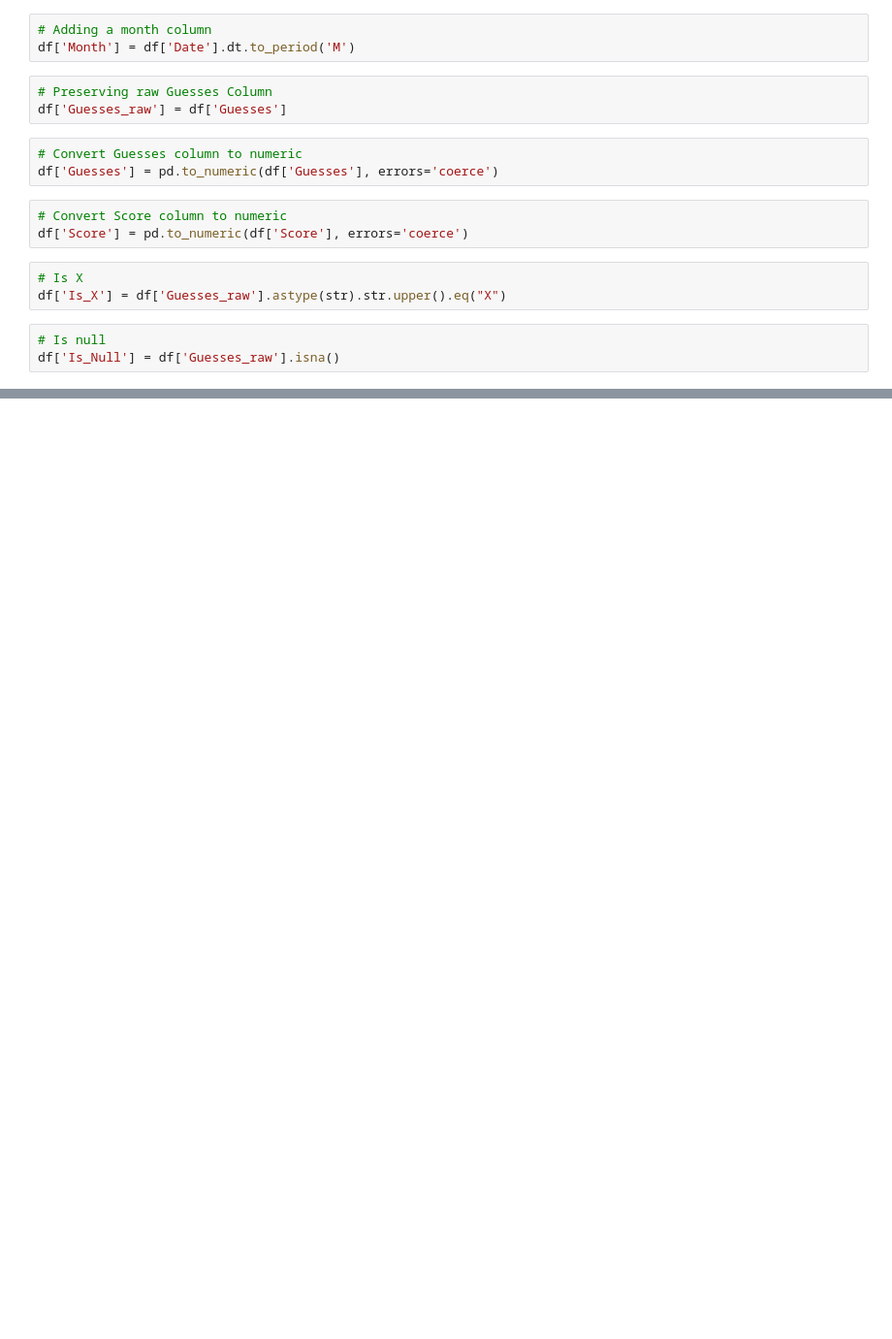
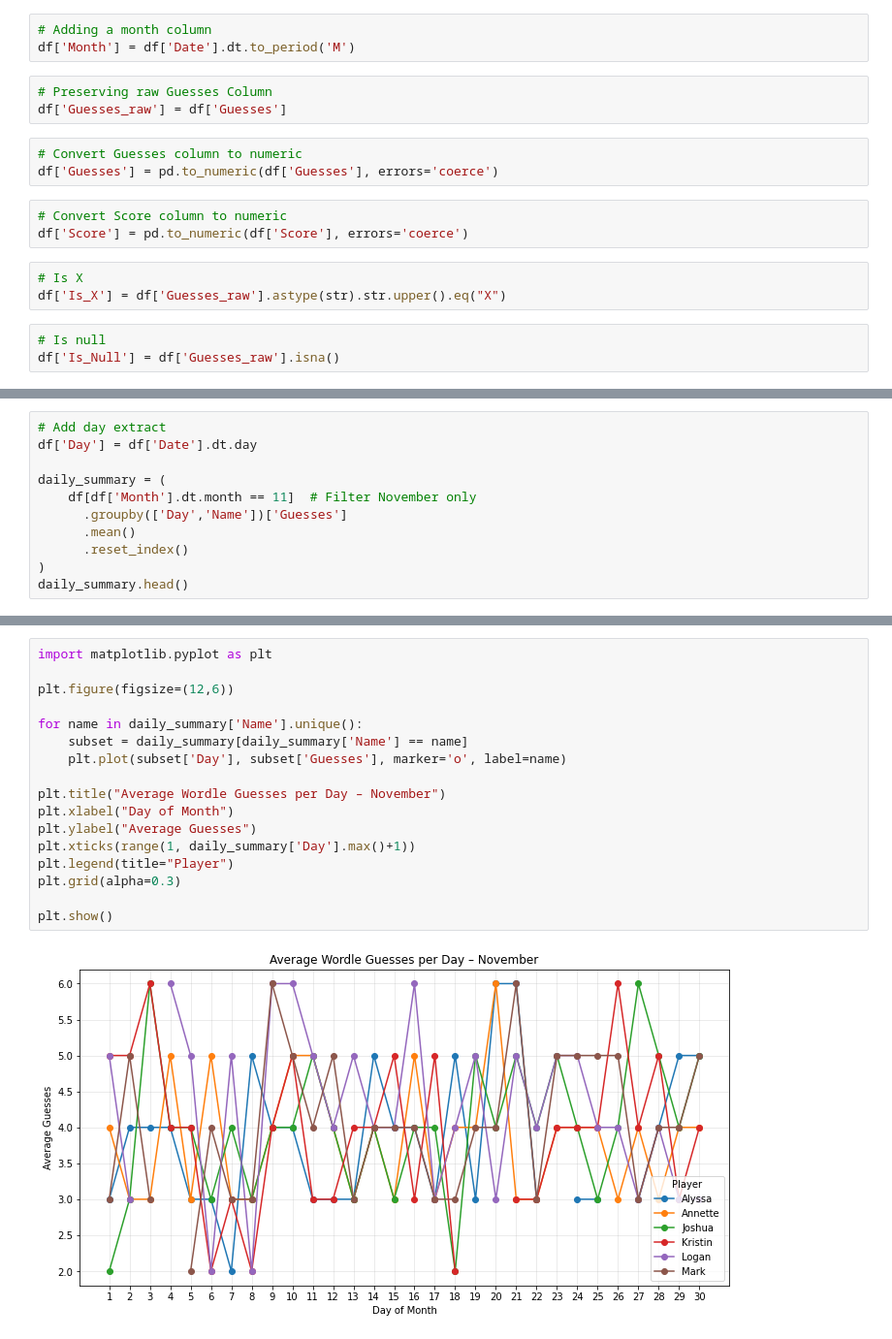
Before and after one commit to Joshua-C-Bryant/WORDLE-Tracker, a Jupyter notebook: notebooks/worlde_notebook.ipynb, the cells around one changed output, grey strips where cells are left out. Shown: that part at 97% size. Cells and saved outputs as stored; diff of their text form; blank space fills up the shorter version.

Commit message:
November update

```diff
--- a/notebooks/worlde_notebook.ipynb
+++ b/notebooks/worlde_notebook.ipynb
@@ -95,0 +125,11 @@ hardest_words
+# %%
+# Add day extract
+df['Day'] = df['Date'].dt.day
+
+daily_summary = (
+    df[df['Month'].dt.month == 11]  # Filter November only
+      .groupby(['Day','Name'])['Guesses']
+      .mean()
+      .reset_index()
+)
+daily_summary.head()
@@ -95,0 +143,19 @@ hardest_words
+# %%
+import matplotlib.pyplot as plt
+
+plt.figure(figsize=(12,6))
+
+for name in daily_summary['Name'].unique():
+    subset = daily_summary[daily_summary['Name'] == name]
+    plt.plot(subset['Day'], subset['Guesses'], marker='o', label=name)
+
+plt.title("Average Wordle Guesses per Day – November")
+plt.xlabel("Day of Month")
+plt.ylabel("Average Guesses")
+plt.xticks(range(1, daily_summary['Day'].max()+1))
+plt.legend(title="Player")
+plt.grid(alpha=0.3)
+
+plt.show()
+# %% [output]
+[figure, added]
```
Also changed, not shown: parts of 8 cells of this notebook.
